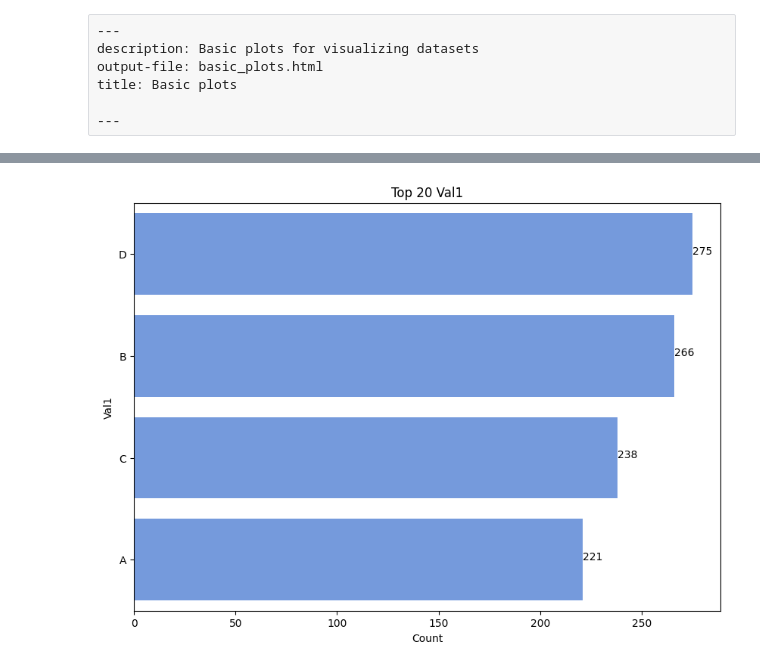
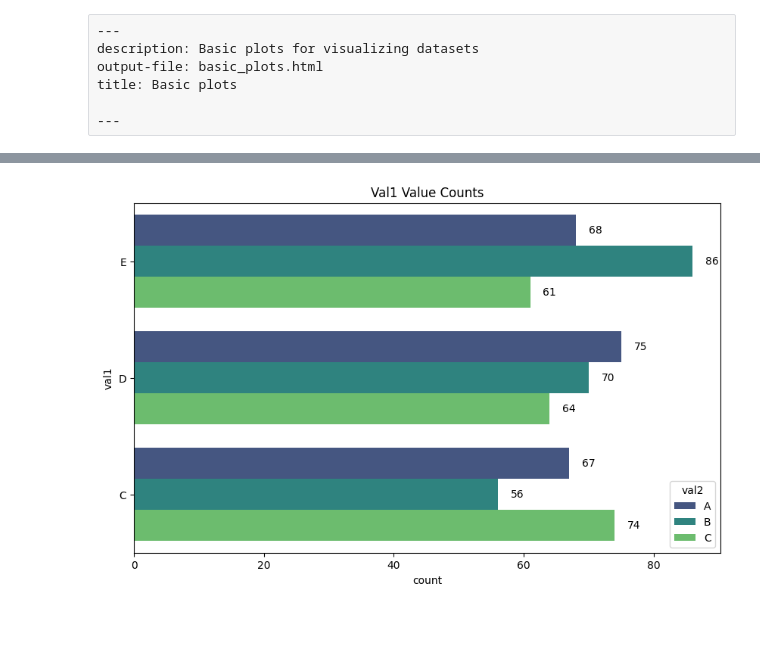
Before and after one commit to PhenoAI/pheno-utils, a Jupyter notebook: nbs/01_basic_plots.ipynb, the cells around one changed output, grey strips where cells are left out. Cells and saved outputs as stored; diff of their text form; code cells hidden in the pictures; blank space fills up the shorter version.

Commit message:
count plot with hue

```diff
--- a/nbs/01_basic_plots.ipynb
+++ b/nbs/01_basic_plots.ipynb
@@ -386,4 +348,0 @@ categorical_data = generate_categorical_synthetic_data(n=1000)
-# %%
-plot_top_n_value_counts(categorical_data, 'val1', n=20, filter_index=None, filter_value=None)
-# %% [output]
-[figure, removed]
@@ -389,0 +394,4 @@ plot_top_n_value_counts(categorical_data, 'val1', n=20, filter_index=None, filte
+# %%
+plot_horizontal_count_bars(categorical_data, 'val1', hue='val2', n=3)
+# %% [output]
+[figure, added]
```
Also changed, not shown: parts of 13 cells of this notebook, 3 other files.
